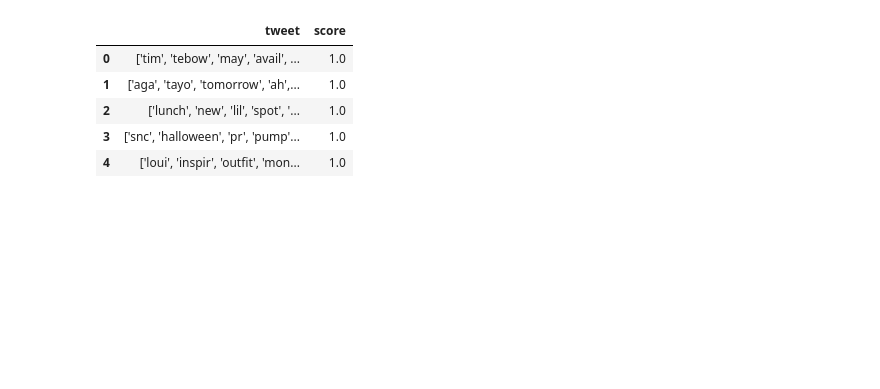
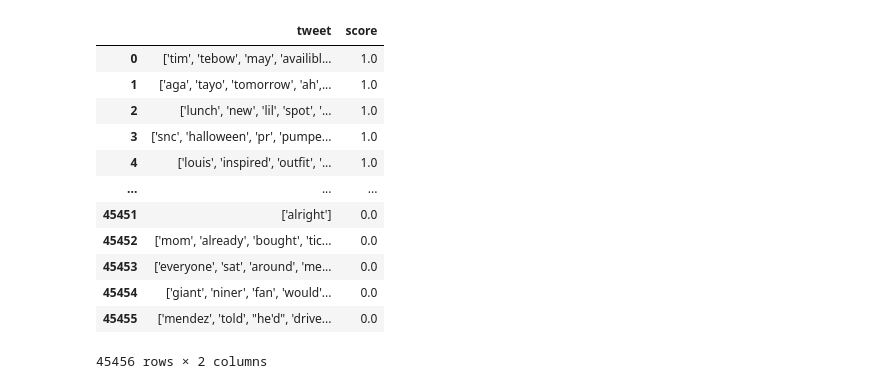
Before and after one commit to weihaolun/Twitter-Sentiment-Analysis, a Jupyter notebook: Modeling/Practice_Modeling_InitialData.ipynb, the cells around one changed output. Cells and saved outputs as stored; diff of their text form; code cells hidden in the pictures; blank space fills up the shorter version.

```diff
--- a/Modeling/Practice_Modeling_InitialData.ipynb
+++ b/Modeling/Practice_Modeling_InitialData.ipynb
@@ -20,14 +20,22 @@ from sklearn.metrics import confusion_matrix, classification_report
 # Read each file as data frames.
 combined_df = pd.read_csv("../Cleaning_PseudoCode/Resources/Combined_Sentiments.csv")
 # %%
-combined_df.head()
+# check df
+combined_df
 # %% [output]
 |  | tweet | score |
-| 0 | ['tim', 'tebow', 'may', 'avail', ... | 1.0 |
+| 0 | ['tim', 'tebow', 'may', 'availibl... | 1.0 |
 | 1 | ['aga', 'tayo', 'tomorrow', 'ah',... | 1.0 |
 | 2 | ['lunch', 'new', 'lil', 'spot', '... | 1.0 |
-| 3 | ['snc', 'halloween', 'pr', 'pump'... | 1.0 |
-| 4 | ['loui', 'inspir', 'outfit', 'mon... | 1.0 |
+| 3 | ['snc', 'halloween', 'pr', 'pumpe... | 1.0 |
+| 4 | ['louis', 'inspired', 'outfit', '... | 1.0 |
+| ... | ... | ... |
+| 45451 | ['alright'] | 0.0 |
+| 45452 | ['mom', 'already', 'bought', 'tic... | 0.0 |
+| 45453 | ['everyone', 'sat', 'around', 'me... | 0.0 |
+| 45454 | ['giant', 'niner', 'fan', 'would'... | 0.0 |
+| 45455 | ['mendez', 'told', "he'd", 'drive... | 0.0 |
+45456 rows × 2 columns
 # %%
 #Dropping neutral tweets from dataframe
 combined_df = combined_df[combined_df.score != 0.0]
```
Also changed, not shown: parts of 10 cells of this notebook, 14 other files.
